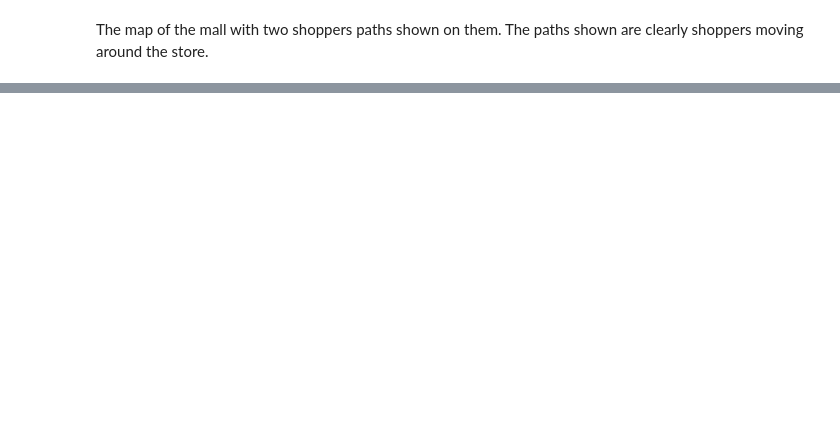
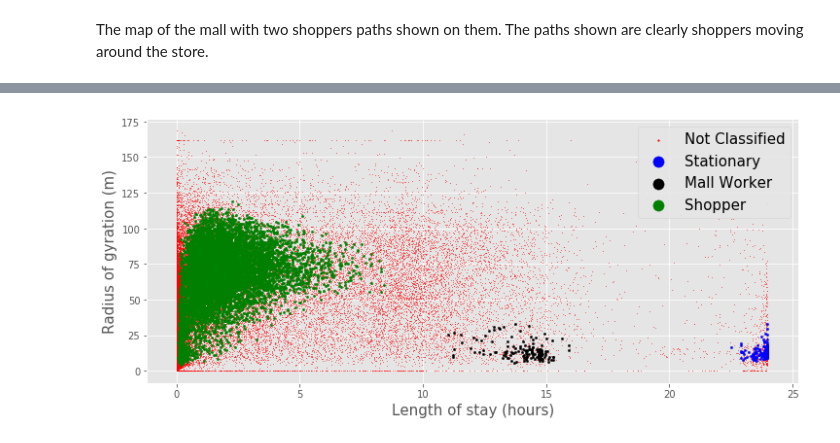
Before and after one commit to Beaulieu318/msci-complexity-project, a Jupyter notebook: msci/cleaning/notebooks/dbscan_clustering_analysis.ipynb, the cells around one changed output, grey strips where cells are left out. Drawn from its saved outputs; the diff is of its cells as text; code cells hidden in the pictures; blank space fills up the shorter version.

```diff
--- a/msci/cleaning/notebooks/dbscan_clustering_analysis.ipynb
+++ b/msci/cleaning/notebooks/dbscan_clustering_analysis.ipynb
@@ -270,0 +295,16 @@ The map of the mall with two shoppers paths shown on them. The paths shown are c
+# %%
+output_mac_address_df = mac_address_df.copy()
+
+output_mac_address_df['dbscan_label'] = 'Not Classified'
+
+output_mac_address_df.dbscan_label[
+    output_mac_address_df.mac_address.isin(mac_address_classified_df[mac_address_classified_df.device == 'Shopper'].mac_address)
+] = 'Shopper'
+
+output_mac_address_df.dbscan_label[
+    output_mac_address_df.mac_address.isin(mac_address_classified_df[mac_address_classified_df.device == 'Mall Worker'].mac_address)
+] = 'Mall Worker'
+
+output_mac_address_df.dbscan_label[
+    output_mac_address_df.mac_address.isin(mac_address_classified_df[mac_address_classified_df.device == 'Stationary'].mac_address)
+] = 'Stationary'
@@ -270,0 +349,25 @@ The map of the mall with two shoppers paths shown on them. The paths shown are c
+# %%
+fig, ax = plt.subplots(nrows=1, ncols=1, figsize=(12, 5))
+
+labels = output_mac_address_df.dbscan_label.unique()
+output_label_group = output_mac_address_df.groupby('dbscan_label')
+
+colours = ['r', 'b', 'k', 'g']
+
+i = 0
+for label in labels:
+    label_group = output_label_group.get_group(label)
+    x = label_group.length_of_stay.as_matrix()
+    y = label_group.radius_of_gyration.as_matrix()
+    if label == 'Not Classified':
+        ax.scatter(x/60/60, y, c=colours[i], label=label, s=0.1)
+    else:
+        ax.scatter(x/60/60, y, c=colours[i], label=label, s=5)
+    i += 1
+
+ax.set_xlabel('Length of stay (hours)', fontsize=15)
+ax.set_ylabel('Radius of gyration (m)', fontsize=15)
+ax.legend(markerscale=5., fontsize=15)
+fig.savefig('dbscan_clustering_example.png', format='png', transparent=True)
+# %% [output]
+[figure, added]
```
Also changed, not shown: parts of 24 cells of this notebook, 3 other files.
